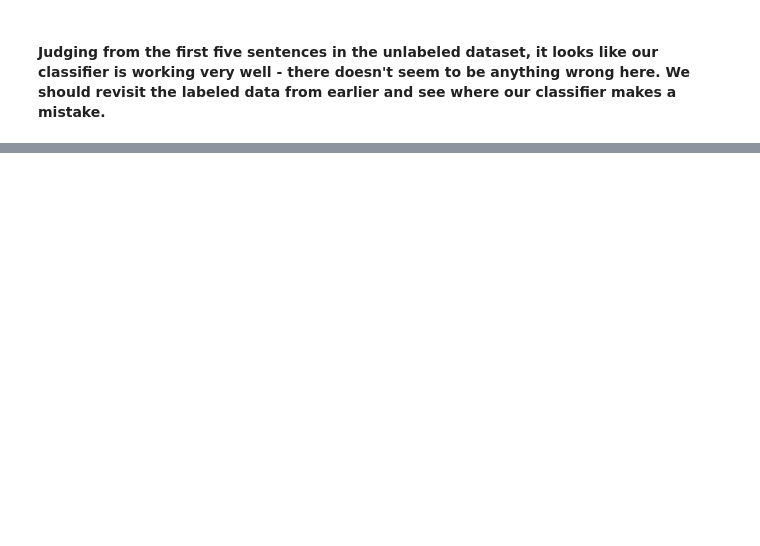
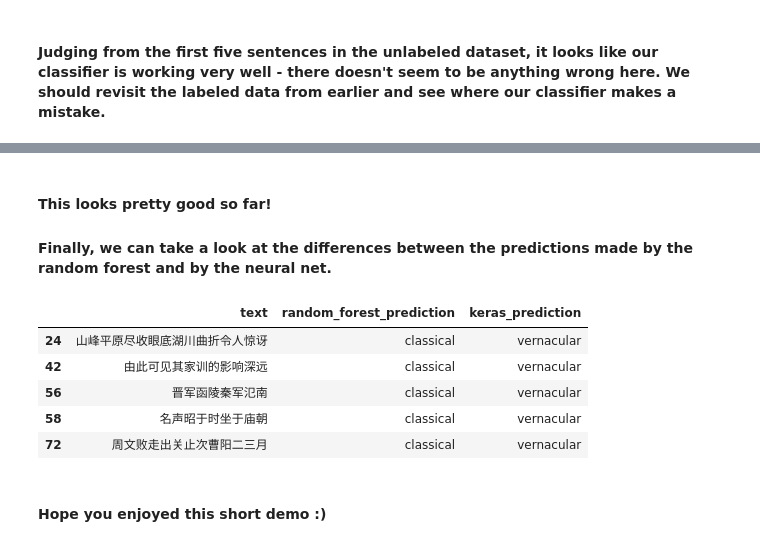
Before and after one commit to andrewcyang/classical-or-vernacular, a Jupyter notebook: notebook.ipynb, the cells around one changed output, grey strips where cells are left out. Cells and saved outputs as stored; diff of their text form; code cells hidden in the pictures; blank space fills up the shorter version.

```diff
--- a/notebook.ipynb
+++ b/notebook.ipynb
@@ -264,0 +372,15 @@ Actual: Vernacular
+# %% [markdown]
+#### This looks pretty good so far!
+#### Finally, we can take a look at the differences between the predictions made by the random forest and by the neural net.
+# %%
+discrepancies = final['random_forest_prediction'] != final['keras_prediction']
+final[discrepancies].head()
+# %% [output]
+|  | text | random_forest_prediction | keras_prediction |
+| 24 | 山峰平原尽收眼底湖川曲折令人惊讶 | classical | vernacular |
+| 42 | 由此可见其家训的影响深远 | classical | vernacular |
+| 56 | 晋军函陵秦军氾南 | classical | vernacular |
+| 58 | 名声昭于时坐于庙朝 | classical | vernacular |
+| 72 | 周文败走出关止次曹阳二三月 | classical | vernacular |
+# %% [markdown]
+#### Hope you enjoyed this short demo :)
```
Also changed, not shown: parts of 16 cells of this notebook.
